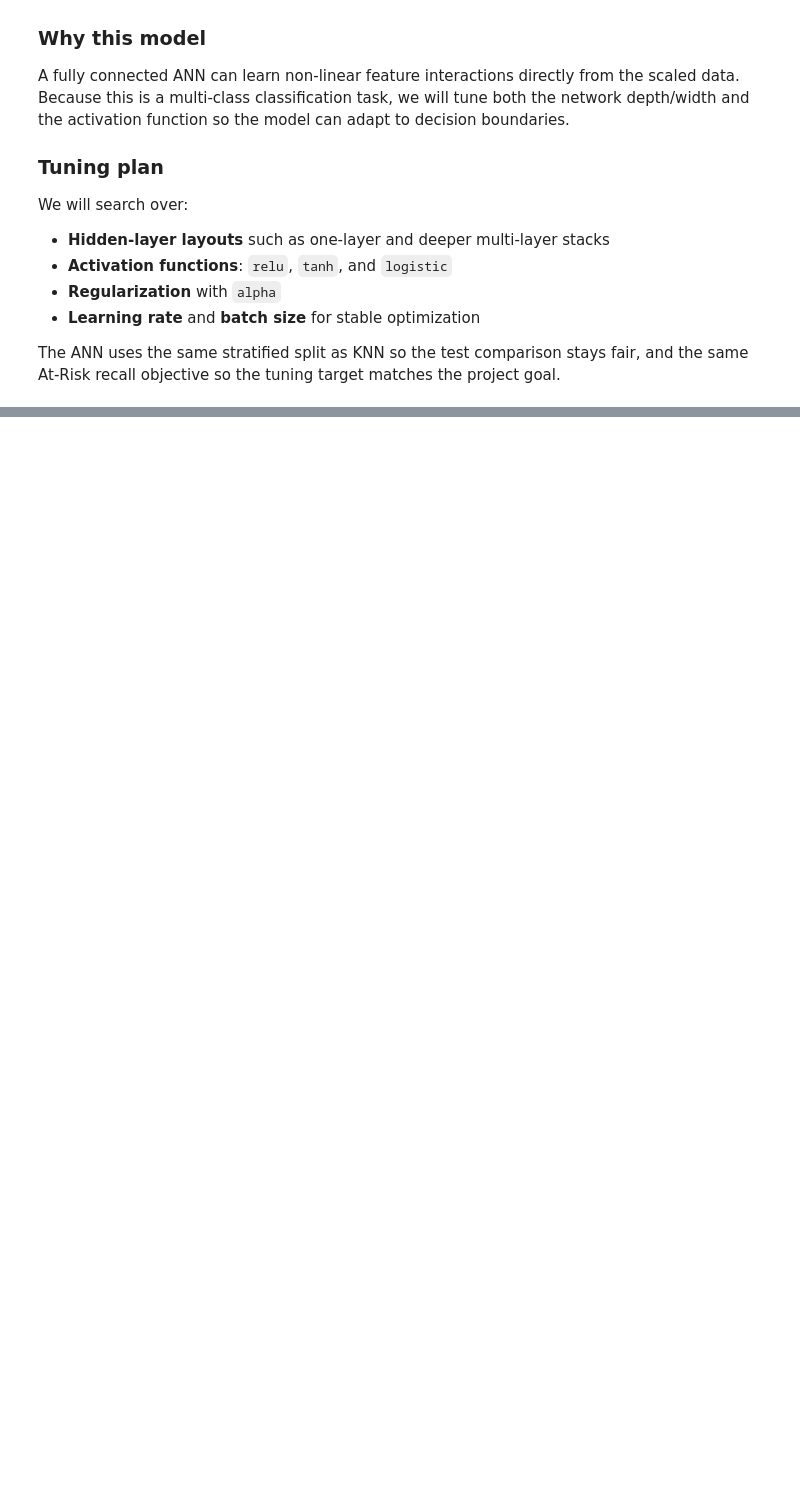
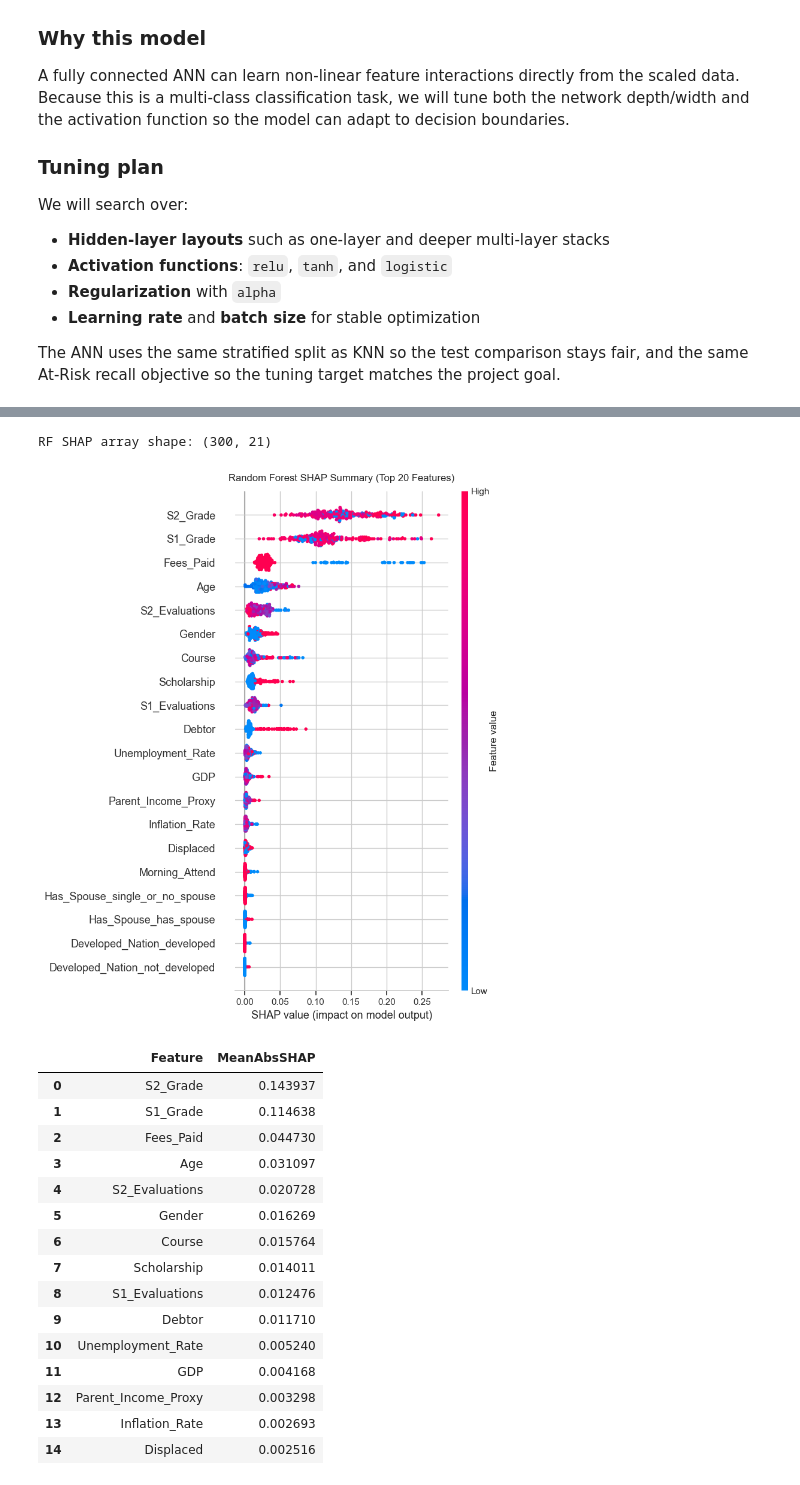
Before and after one commit to Henil23/aiml_project, a Jupyter notebook: project.ipynb, the cells around one changed output, grey strips where cells are left out. Saved outputs shown, nothing was run; the diff lists cells and outputs as text; code cells hidden in the pictures; blank space fills up the shorter version.

```diff
--- a/project.ipynb
+++ b/project.ipynb
@@ -1598,0 +1792,41 @@ NameError: name 'X_train' is not defined
+# %%
+rf_explainer = shap.TreeExplainer(rf_model_for_shap)
+rf_shap_raw = rf_explainer.shap_values(X_shap_sample)
+rf_shap_2d = shap_to_2d(rf_shap_raw)
+
+print("RF SHAP array shape:", rf_shap_2d.shape)
+
+plt.figure(figsize=(10, 6))
+shap.summary_plot(rf_shap_2d, X_shap_sample, show=False, max_display=20)
+plt.title("Random Forest SHAP Summary (Top 20 Features)", pad=12)
+plt.tight_layout()
+plt.show()
+
+rf_top = top_shap_table(rf_shap_2d, feature_names, top_n=15)
+display(rf_top.style.format({"MeanAbsSHAP": "{:.6f}"}))
+
+plt.figure(figsize=(9, 5))
+plt.barh(rf_top["Feature"][::-1], rf_top["MeanAbsSHAP"][::-1], color="#1f77b4")
+plt.title("Random Forest: Top 15 Features by Mean |SHAP|", fontweight="bold")
+plt.xlabel("Mean |SHAP value|")
+plt.tight_layout()
+plt.show()
+# %% [output]
+RF SHAP array shape: (300, 21)
+[figure, added]
+|  | Feature | MeanAbsSHAP |
+| 0 | S2_Grade | 0.143937 |
+| 1 | S1_Grade | 0.114638 |
+| 2 | Fees_Paid | 0.044730 |
+| 3 | Age | 0.031097 |
+| 4 | S2_Evaluations | 0.020728 |
+| 5 | Gender | 0.016269 |
+| 6 | Course | 0.015764 |
+| 7 | Scholarship | 0.014011 |
+| 8 | S1_Evaluations | 0.012476 |
+| 9 | Debtor | 0.011710 |
+| 10 | Unemployment_Rate | 0.005240 |
+| 11 | GDP | 0.004168 |
+| 12 | Parent_Income_Proxy | 0.003298 |
+| 13 | Inflation_Rate | 0.002693 |
+| 14 | Displaced | 0.002516 |
```
Also changed, not shown: parts of 41 cells of this notebook.
